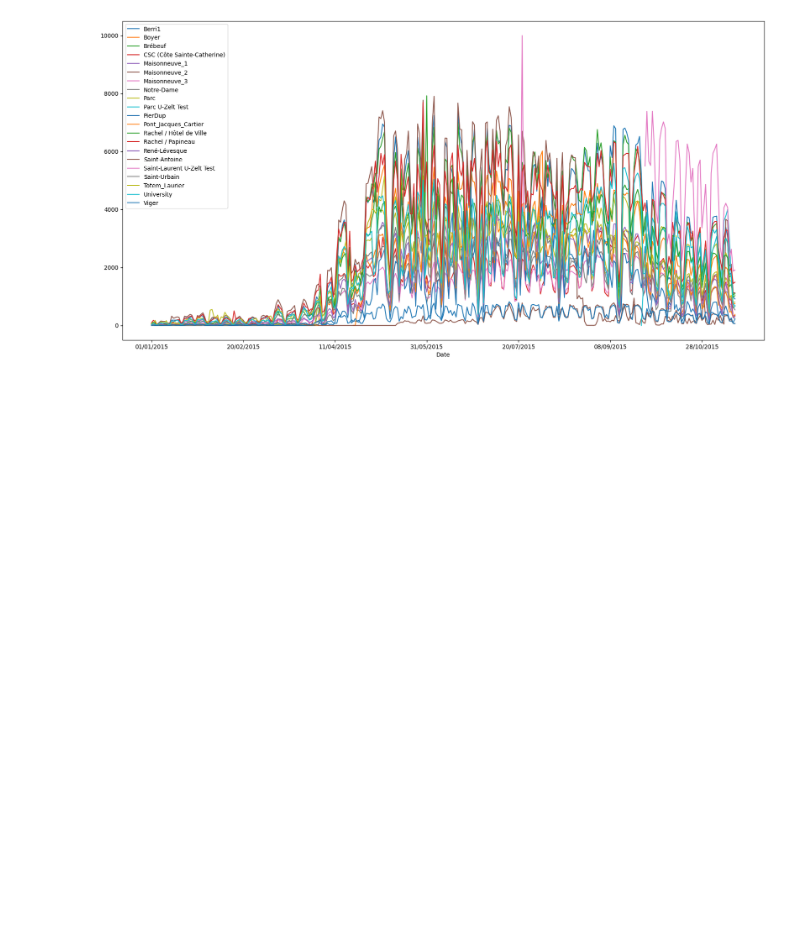
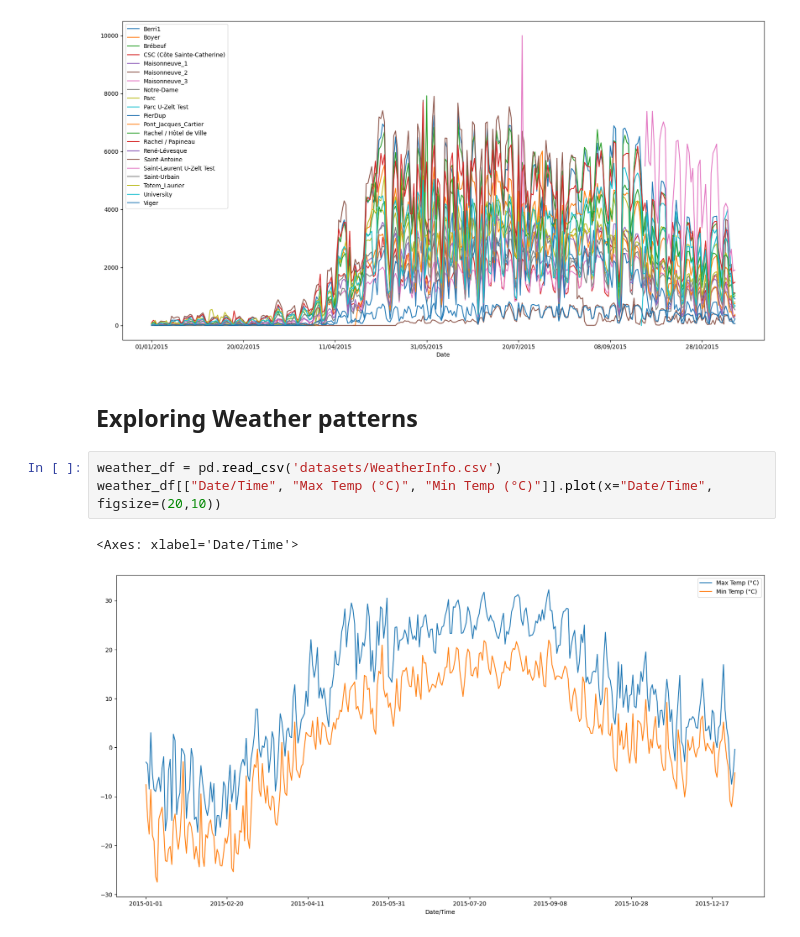
Before and after one commit to ufabc-bcc/srbench-competition-2023-track-2-c-bio-ufpr, a Jupyter notebook: eda.ipynb, the cells around one changed output. Drawn from its saved outputs; the diff is of its cells as text; blank space fills up the shorter version.

```diff
--- a/eda.ipynb
+++ b/eda.ipynb
@@ -43,3 +43,11 @@ df.loc[:, [col not in  ["Time"] for col in df.columns]].plot(x="Date", figsize=(
 # %% [output]
 <Axes: xlabel='Date'>
 [figure]
+# %% [markdown]
+## Exploring Weather patterns
+# %%
+weather_df = pd.read_csv('datasets/WeatherInfo.csv')
+weather_df[["Date/Time", "Max Temp (°C)", "Min Temp (°C)"]].plot(x="Date/Time", figsize=(20,10))
+# %% [output]
+<Axes: xlabel='Date/Time'>
+[figure, added]
```
Also changed, not shown: 2 other files.
